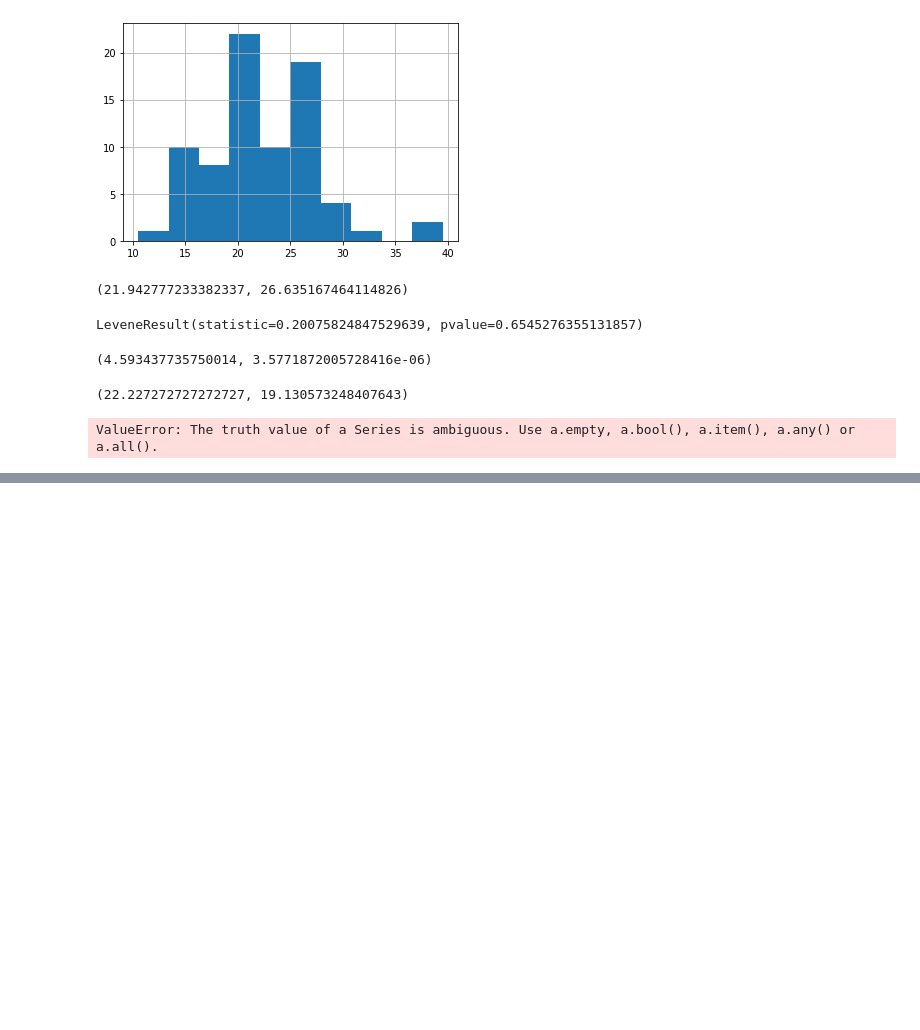
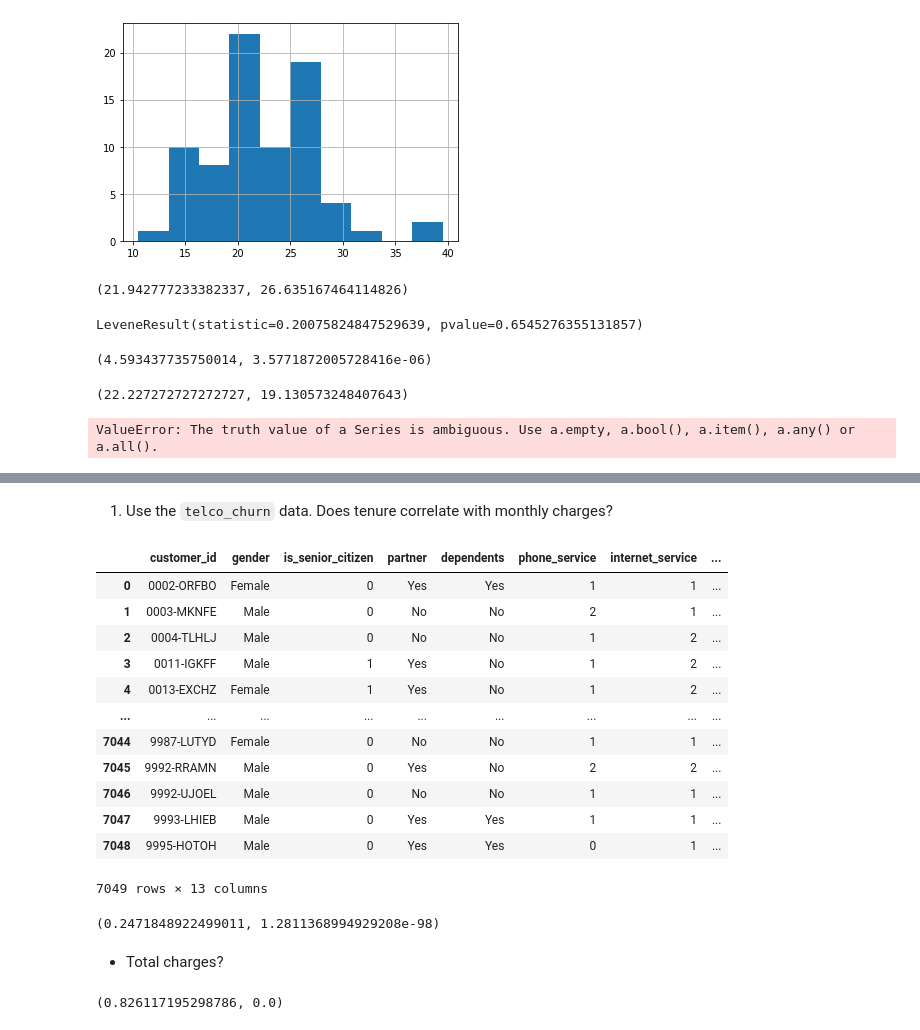
Before and after one commit to Jason-R-Turner/statistics-exercises, a Jupyter notebook: hypothesis_testing.ipynb, the cells around one changed output, grey strips where cells are left out. Saved outputs shown, nothing was run; the diff lists cells and outputs as text; code cells hidden in the pictures; blank space fills up the shorter version.

```diff
--- a/hypothesis_testing.ipynb
+++ b/hypothesis_testing.ipynb
@@ -330,0 +398,30 @@ mpg_manual.hist()
+# %% [markdown]
+1. Use the `telco_churn` data. Does tenure correlate with monthly charges?
+# %%
+from env import get_db_url
+telco = pd.read_csv('telco_data.csv')
+telco
+
+# Update using SQL connection to internet service type for telco_churn
+# %% [output]
+|  | customer_id | gender | is_senior_citizen | partner | dependents | phone_service | internet_service | ... |
+| 0 | 0002-ORFBO | Female | 0 | Yes | Yes | 1 | 1 | ... |
+| 1 | 0003-MKNFE | Male | 0 | No | No | 2 | 1 | ... |
+| 2 | 0004-TLHLJ | Male | 0 | No | No | 1 | 2 | ... |
+| 3 | 0011-IGKFF | Male | 1 | Yes | No | 1 | 2 | ... |
+| 4 | 0013-EXCHZ | Female | 1 | Yes | No | 1 | 2 | ... |
+| ... | ... | ... | ... | ... | ... | ... | ... | ... |
+| 7044 | 9987-LUTYD | Female | 0 | No | No | 1 | 1 | ... |
+| 7045 | 9992-RRAMN | Male | 0 | Yes | No | 2 | 2 | ... |
+| 7046 | 9992-UJOEL | Male | 0 | No | No | 1 | 1 | ... |
+| 7047 | 9993-LHIEB | Male | 0 | Yes | Yes | 1 | 1 | ... |
+| 7048 | 9995-HOTOH | Male | 0 | Yes | Yes | 0 | 1 | ... |
+7049 rows × 13 columns
+# %%
+x = telco.monthly_charges
+y = telco.tenure
+
+corr, p = stats.pearsonr(x, y)
+corr, p
+# %% [output]
+(0.2471848922499011, 1.2811368994929208e-98)
@@ -330,0 +430,10 @@ mpg_manual.hist()
+# %% [markdown]
+- Total charges?
+# %%
+x = telco.total_charges
+x = np.nan_to_num(x)
+
+corr, p = stats.pearsonr(x, y)
+corr, p
+# %% [output]
+(0.826117195298786, 0.0)
```
Also changed, not shown: parts of 48 cells of this notebook, 3 other files.
